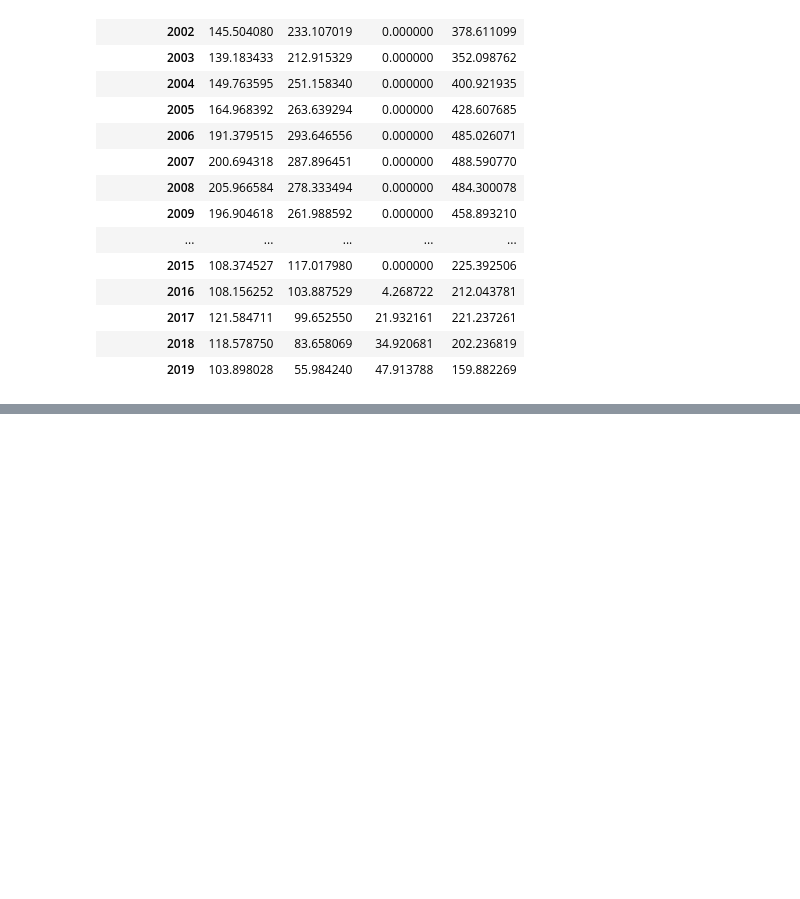
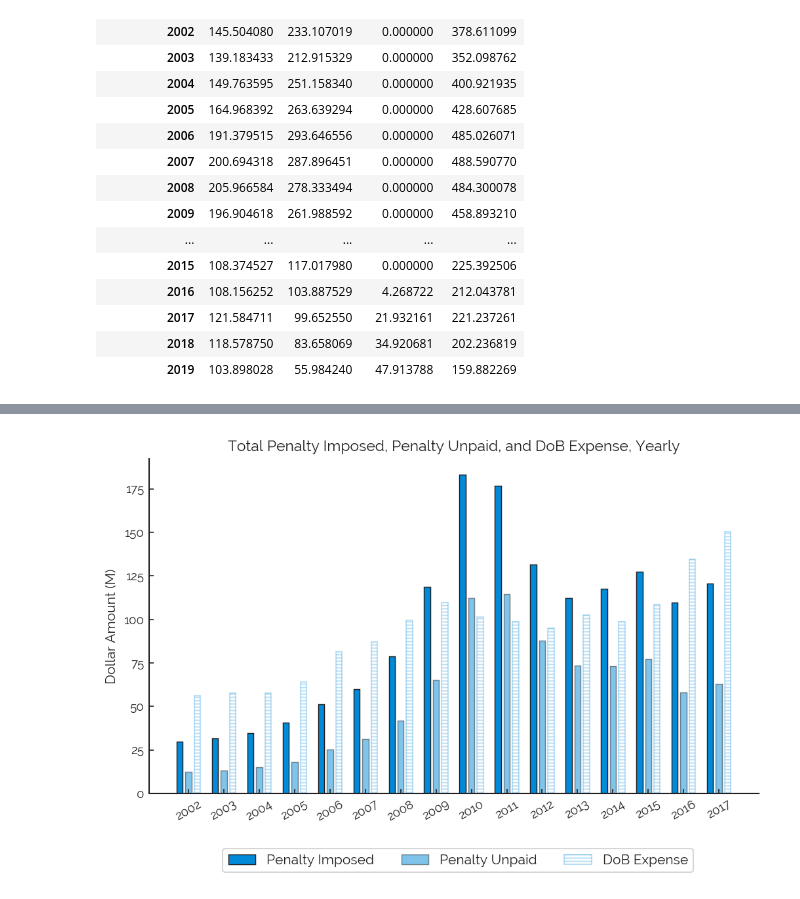
Before and after one commit to lermana/nyc_dob_analysis, a Jupyter notebook: notebooks/violations.ipynb, the cells around one changed output, grey strips where cells are left out. Drawn from its saved outputs; the diff is of its cells as text; code cells hidden in the pictures; blank space fills up the shorter version.

Commit message:
new chart with dob expenses

```diff
--- a/notebooks/violations.ipynb
+++ b/notebooks/violations.ipynb
@@ -958,0 +1025,61 @@ to_plot.drop(["to_plt_lower_band","to_plt_upper_band"], axis=1)
+# %%
+total_penalties_df['penalty_unpaid'] = total_penalties_df.imposed_total - total_penalties_df.paid_total
+# %%
+to_plot = dob_expense.set_index(['FISCAL YEAR']).join(total_penalties_df)
+# %%
+to_plot = to_plot/1000000
+# %%
+to_plot = to_plot[['penalty_unpaid','imposed_total','expense_total']]
+# %%
+# ticks
+fig, ax = plt.subplots()
+
+x1 = np.linspace(0,15,(2017-2002)+1)*4
+x2 = np.linspace(0,15,(2017-2002)+1)*4+1
+x3 = np.linspace(0,15,(2017-2002)+1)*4+2
+x4 = np.linspace(0,15,(2017-2002)+1)*4+3
+x = [x1,x2,x3,x4]
+labels = ['Penalty Imposed','Penalty Unpaid', 'DoB Expense']
+# plotting
+
+plt.bar(x= x[0],
+        height=to_plot.imposed_total,
+        width = 0.7, linewidth = 0.7,
+        color=nt_blue,
+        edgecolor = nt_black,
+        label = labels[0],
+        alpha = 1)
+plt.bar(x= x[1],
+        height=to_plot.penalty_unpaid,
+        width = 0.7, linewidth = 0.7,
+        color=nt_blue,
+        edgecolor = nt_black,
+        label = labels[1],
+        alpha = .5)
+plt.bar(x= x[2],
+        height=to_plot.expense_total,
+        width = 0.7,
+        linewidth = 1,
+        hatch = '-----',
+#         hatch = '///////////',
+        color='white',
+        edgecolor = nt_blue,
+        label = labels[2],
+        alpha = .25)
+# legend
+l = plt.legend(loc='center left',
+           bbox_to_anchor=(.11, -0.2),
+           fancybox=True,
+           shadow=False,
+           ncol=3)
+
+#label
+plt.xticks(ticks=x2, labels=to_plot.index,rotation=30)
+lab = plt.ylabel("Dollar Amount (M)")
+lab = plt.xlabel(None)
+
+title= plt.title('Total Penalty Imposed, Penalty Unpaid, and DoB Expense, Yearly')
+
+savefig("total_exp_imposed_paid.png", fig, bottom=.2)
+# %% [output]
+[figure, added]
```
Also changed, not shown: parts of 16 cells of this notebook.
